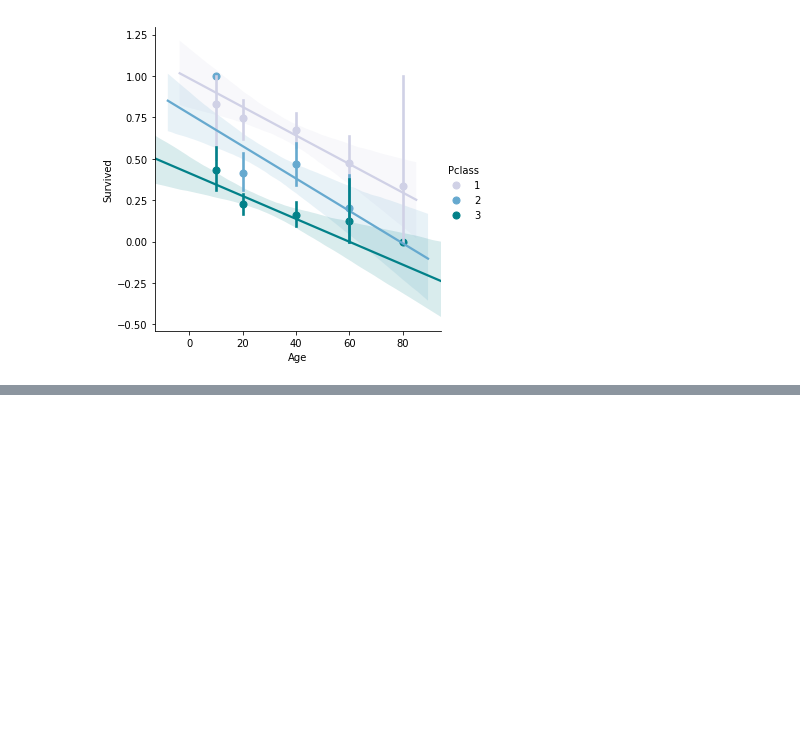
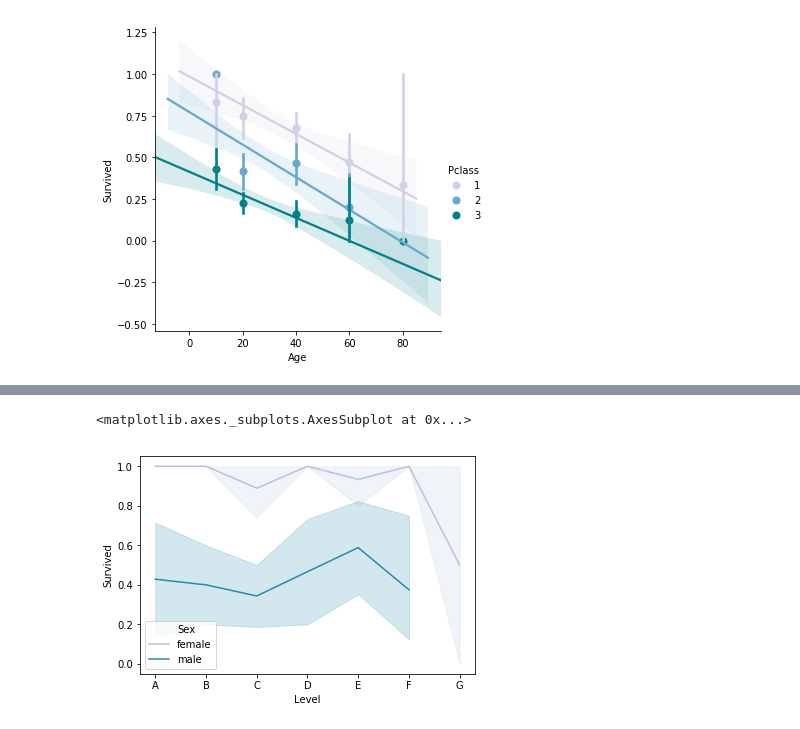
Before and after one commit to bethanylindberg/Kaggle, a Jupyter notebook: Titanic.ipynb, the cells around one changed output, grey strips where cells are left out. Saved outputs shown, nothing was run; the diff lists cells and outputs as text; code cells hidden in the pictures; blank space fills up the shorter version.

```diff
--- a/Titanic.ipynb
+++ b/Titanic.ipynb
@@ -251,0 +258,6 @@ plt.savefig('.\\Results\\survivedlmsex.png')
+# %%
+titanic_df['Level'] = titanic_df['Cabin'].map(lambda x: x[0] if pd.notnull(x) else np.nan)
+
+level_df = titanic_df[['Survived','Level','Sex','Survivor']].dropna()
+level_df = level_df[level_df.Level != 'T'].reset_index(drop=True)
+level_df.head()
@@ -251,0 +271,5 @@ plt.savefig('.\\Results\\survivedlmsex.png')
+# %%
+sns.lineplot('Level','Survived',hue='Sex',data=level_df,palette=cmap)
+# %% [output]
+<matplotlib.axes._subplots.AxesSubplot at 0x...>
+[figure, added]
```
Also changed, not shown: parts of 6 cells of this notebook, 8 other files.
